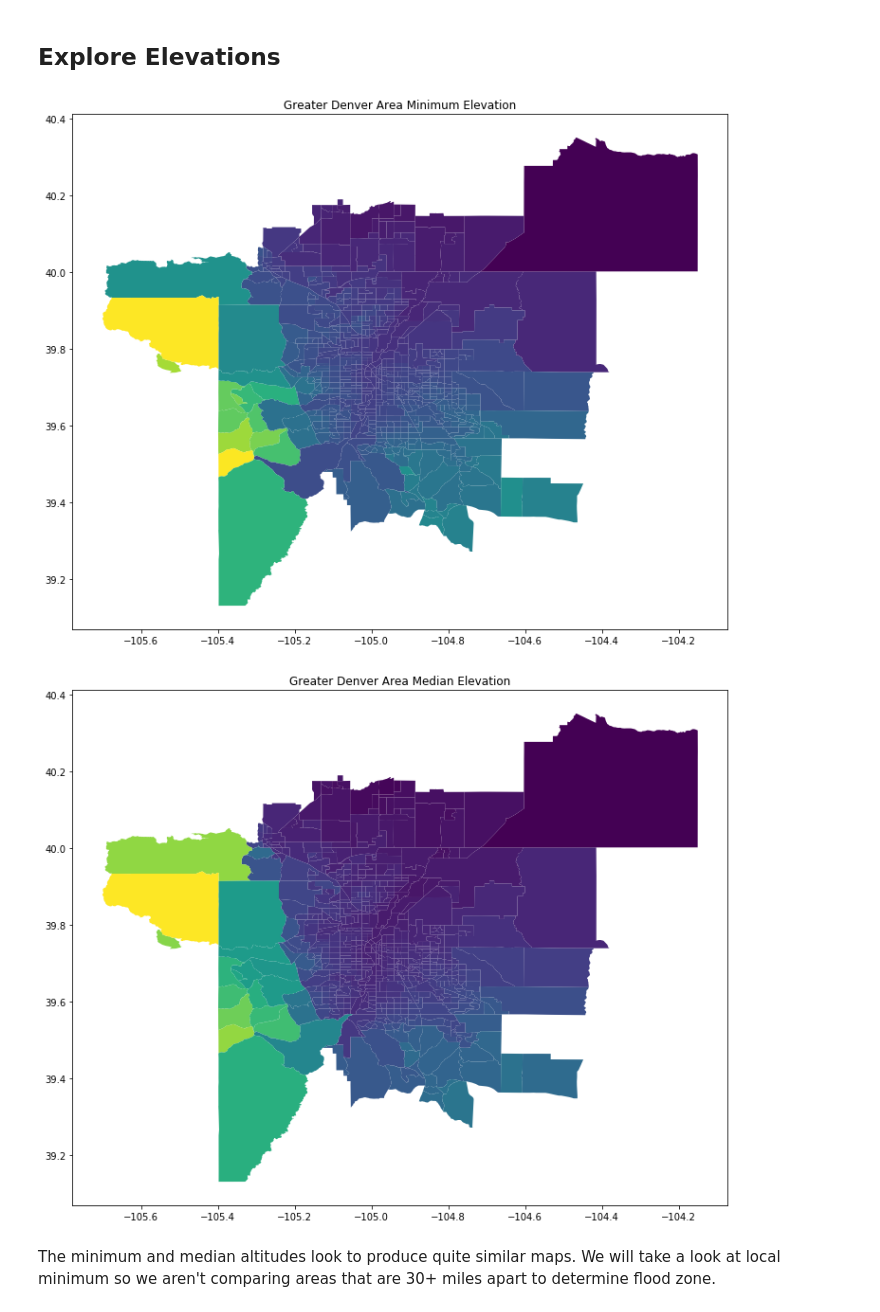
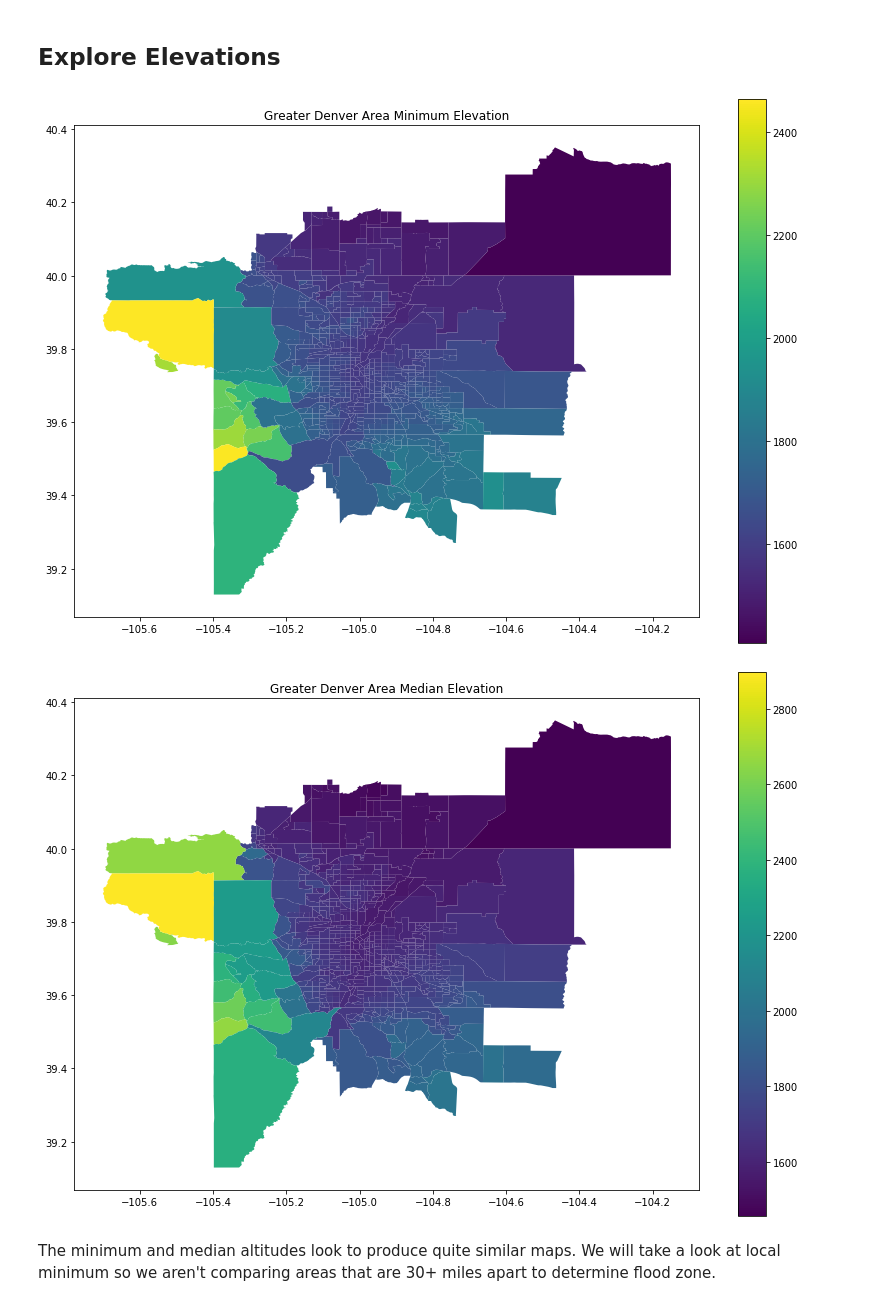
Before and after one commit to magnusbig/fema_7_lifelines, a Jupyter notebook: code/flood_zones.ipynb, the cells around one changed output. Cells and saved outputs as stored; diff of their text form; code cells hidden in the pictures.

```diff
--- a/code/flood_zones.ipynb
+++ b/code/flood_zones.ipynb
@@ -188,7 +189,7 @@ Point 4: (-105.07385742202874,39.96516601230484)
 Point 5: (-105.08365398525878,39.95963671851275)
 # %%
 #Google Elevation API Key
-key = 'AIzaSyDaUItjz6u6ts_Rk4miYKPUmdPAxthrLjA' #Enter API key here
+key =  #Enter API key here
 
 # url for Google Elevation API
 base_url = 'https://maps.googleapis.com/maps/api/elevation/json?'
@@ -274,16 +275,16 @@ denver.head()
 ## Explore Elevations
 # %%
 # Minimum altitude
-base = denver.plot(figsize=(14,10), cmap='viridis', column='min_elevation')
+base = denver.plot(figsize=(14,10), cmap='viridis', column='min_elevation', legend=True)
 plt.title('Greater Denver Area Minimum Elevation');
 # %% [output]
-[figure, old version]
+[figure, new version]
 # %%
 # Median altitudes
-base = denver.plot(figsize=(14,10), cmap='viridis', column='med_elevation')
+base = denver.plot(figsize=(14,10), cmap='viridis', column='med_elevation', legend=True)
 plt.title('Greater Denver Area Median Elevation');
 # %% [output]
-[figure, old version]
+[figure, new version]
 # %% [markdown]
 The minimum and median altitudes look to produce quite similar maps. We will take a look at local minimum so we aren't comparing areas that are 30+ miles apart to determine flood zone.
 # %% [markdown]
```
Also changed, not shown: parts of 31 cells of this notebook.
